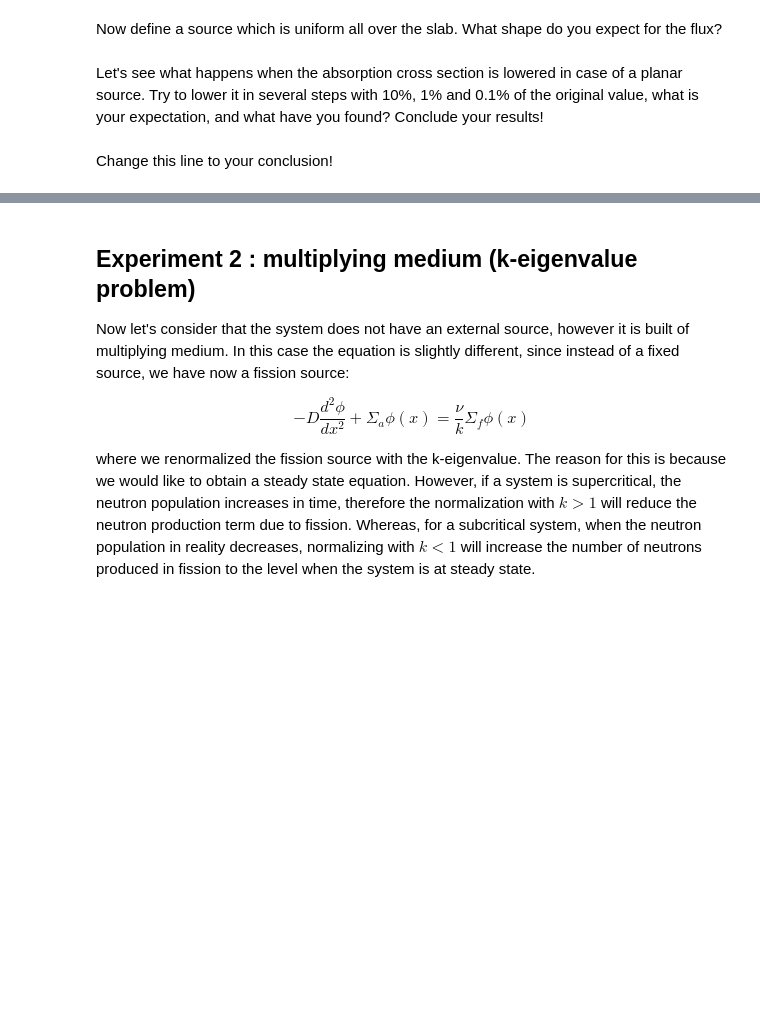
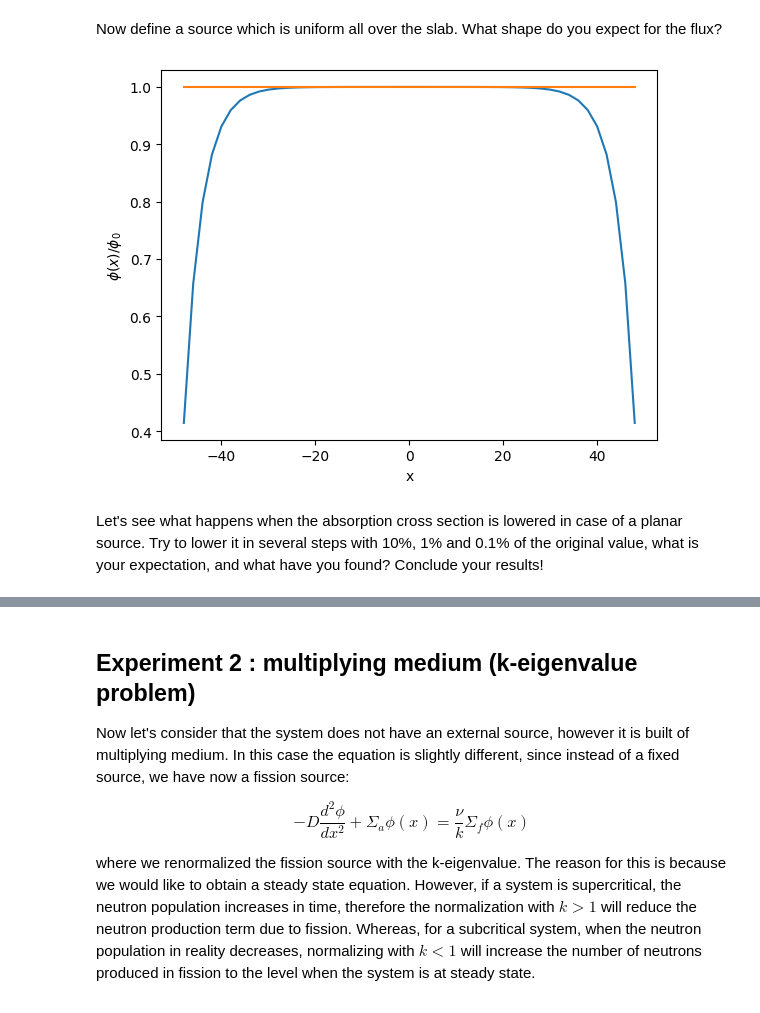
Before and after one commit to jenshoej/ReactorPhysics, a Jupyter notebook: Datalabs/Datalab07/7-NumericalDiffusion.ipynb, the cells around one changed output, grey strips where cells are left out. Cells and saved outputs as stored; diff of their text form; code cells hidden in the pictures; blank space fills up the shorter version.

```diff
--- a/Datalabs/Datalab07/7-NumericalDiffusion.ipynb
+++ b/Datalabs/Datalab07/7-NumericalDiffusion.ipynb
@@ -123,8 +123,17 @@ def createA(Sigma_a,D,a,N):
     """
     A=np.zeros((N-1,N-1))
     Delta=a/N
-    for i in range(1,N):
-        #write code to create matrix A
+    # create a coefficients
+    a1 = (2*D/Delta**2 + Sigma_a)
+    a2 = -D/Delta**2
+    for i in range(0,N-1):
+        A[i,i] = a1
+        A[i,i-1] = a2
+        if i == 0: # handle first a_{i minus i} entrance. change i=0-1 value to 0, since it becomes last value in first row
+            A[i,i-1] = 0.
+        if i == N-2: # handle last a_{i plus i} entrance. stop before exceeding last entry
+            break
+        A[i,i+1] = a2
     return A
 # %% [markdown]
 And now let's use this. We can first solve for a case when there is a source plane at the center of the slab. Execute the code below.
@@ -157,15 +177,18 @@ plt.show()
 Now define a source which is uniform all over the slab. What shape do you expect for the flux?
 # %%
 #Define the source and place a source in the middle
-S=#complete the line
+S=np.random.uniform(1,1,size=N-1) # weird way to make a list of ones
 
 #Solve for the flux
 flux=np.linalg.solve(A,S)
 
 plt.figure()
 plt.plot(x[1:-1],flux/(np.max(flux)))
+plt.plot(x[1:-1],S)
 plt.xlabel('x')
 plt.ylabel(r'$\phi(x)/\phi_0$')
 plt.show()
+# %% [output]
+[figure, added]
 # %% [markdown]
 Let's see what happens when the absorption cross section is lowered in case of a planar source. Try to lower it in several steps with 10%, 1% and 0.1% of the original value, what is your expectation, and what have you found? Conclude your results!
@@ -174,2 +194,0 @@ Let's see what happens when the absorption cross section is lowered in case of a
-# %% [markdown]
-Change this line to your conclusion!
```
Also changed, not shown: parts of 4 cells of this notebook.
